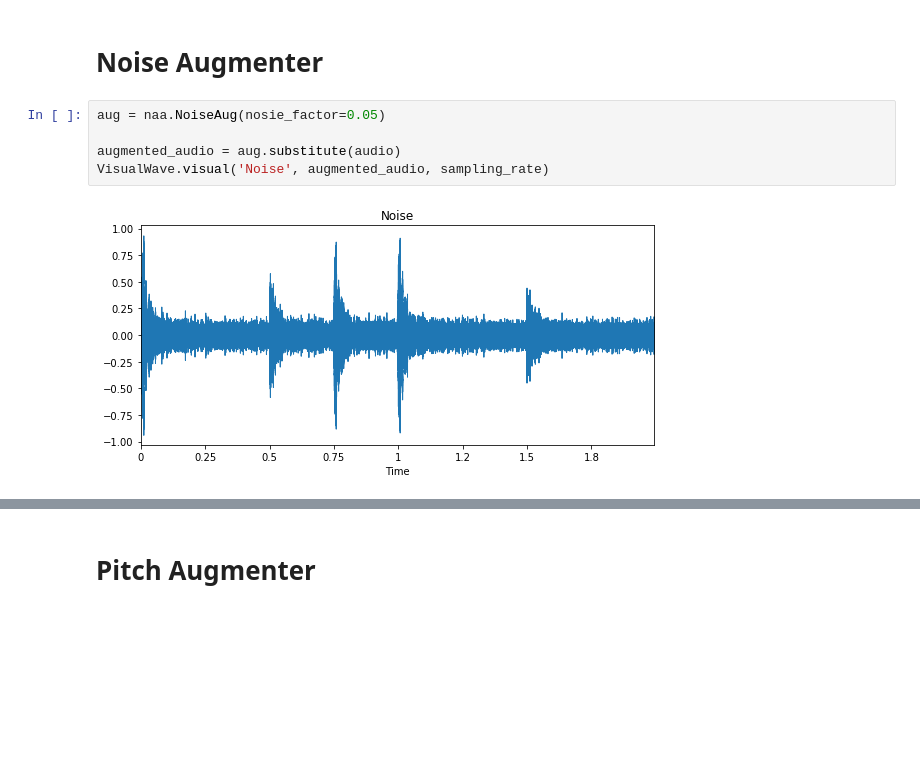
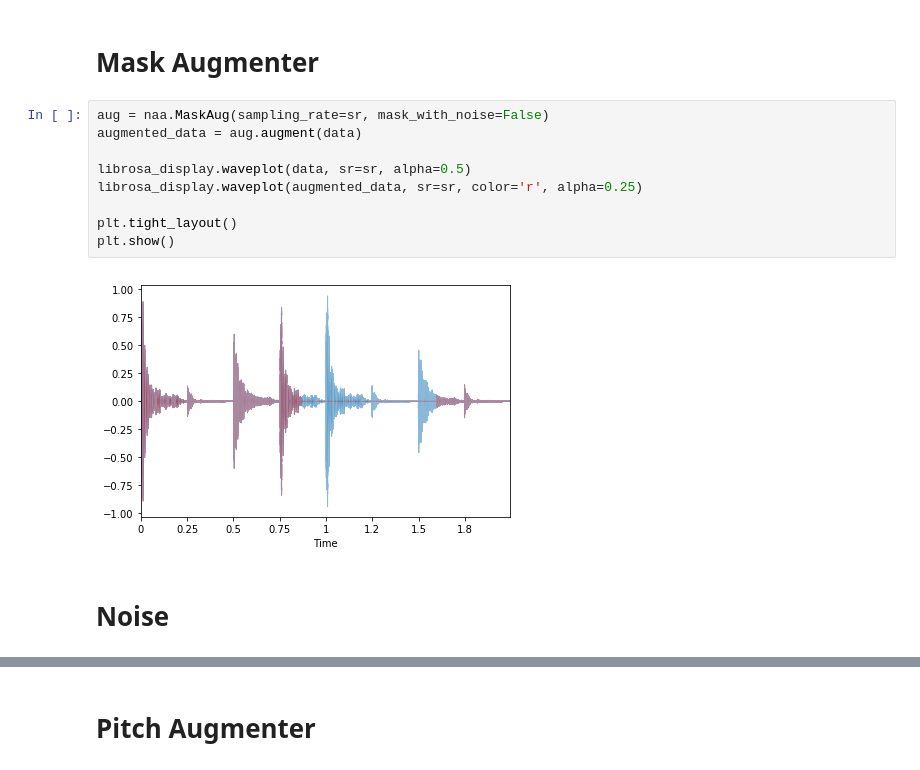
Before and after one commit to makcedward/nlpaug, a Jupyter notebook: example/audio_augmenter.ipynb, the cells around one changed output, grey strips where cells are left out. Saved outputs shown, nothing was run; the diff lists cells and outputs as text; blank space fills up the shorter version.

```diff
--- a/example/audio_augmenter.ipynb
+++ b/example/audio_augmenter.ipynb
@@ -15,9 +57,15 @@ import nlpaug.flow as naf
+# %% [markdown]
+# Mask Augmenter
+# %%
+aug = naa.MaskAug(sampling_rate=sr, mask_with_noise=False)
+augmented_data = aug.augment(data)
+
+librosa_display.waveplot(data, sr=sr, alpha=0.5)
+librosa_display.waveplot(augmented_data, sr=sr, color='r', alpha=0.25)
+
+plt.tight_layout()
+plt.show()
+# %% [output]
+[figure, added]
 # %% [markdown]
-# Noise Augmenter
+# Noise
-# %%
-aug = naa.NoiseAug(nosie_factor=0.05)
-
-augmented_audio = aug.substitute(audio)
-VisualWave.visual('Noise', augmented_audio, sampling_rate)
-# %% [output]
-[figure, removed]
```
Also changed, not shown: parts of 20 cells of this notebook, 11 other files.
